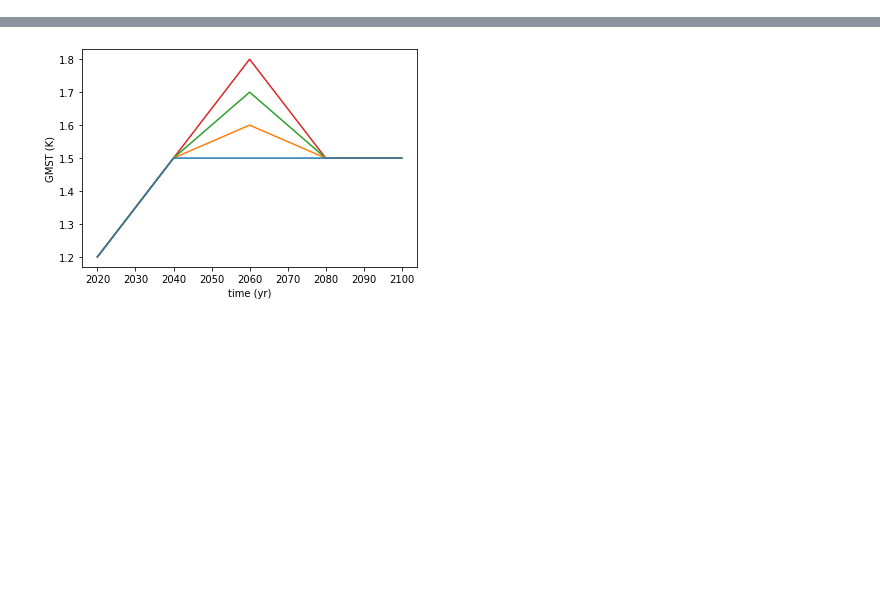
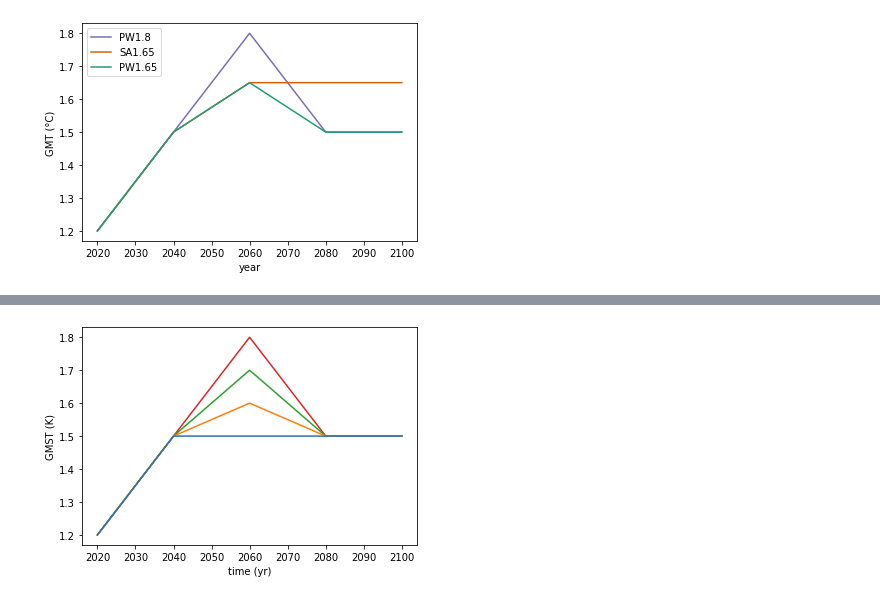
Before and after one commit to qlejeune/Overshoot-analyses, a Jupyter notebook: adaptation_analysis.ipynb, the cells around one changed output, grey strips where cells are left out. Cells and saved outputs as stored; diff of their text form; code cells hidden in the pictures; blank space fills up the shorter version.

```diff
--- a/adaptation_analysis.ipynb
+++ b/adaptation_analysis.ipynb
@@ -669,0 +10,5 @@ plt.show()
+# %%
+yr_start = 2020
+step_yr=1
+years=np.arange(yr_start,2101,step_yr)
+years
@@ -669,0 +64,16 @@ plt.show()
+# %%
+# Plot the GMT trajectories
+
+# colors from https://colorbrewer2.org/#type=qualitative&scheme=Dark2&n=3
+
+plt.plot(years,GMT[3,:], color='#7570b3', label='PW1.8')
+plt.plot(years,GMT[2,:], color='#d95f02', label='SA1.65')
+plt.plot(years,GMT[1,:], color='#1b9e77', label='PW1.65')
+#plt.plot(years,GMT[0,:], color='k')
+
+plt.xlabel('year')
+plt.ylabel('GMT (°C)')
+plt.legend(loc='upper left')
+plt.show()
+# %% [output]
+[figure, added]
```
Also changed, not shown: parts of 36 cells of this notebook.
